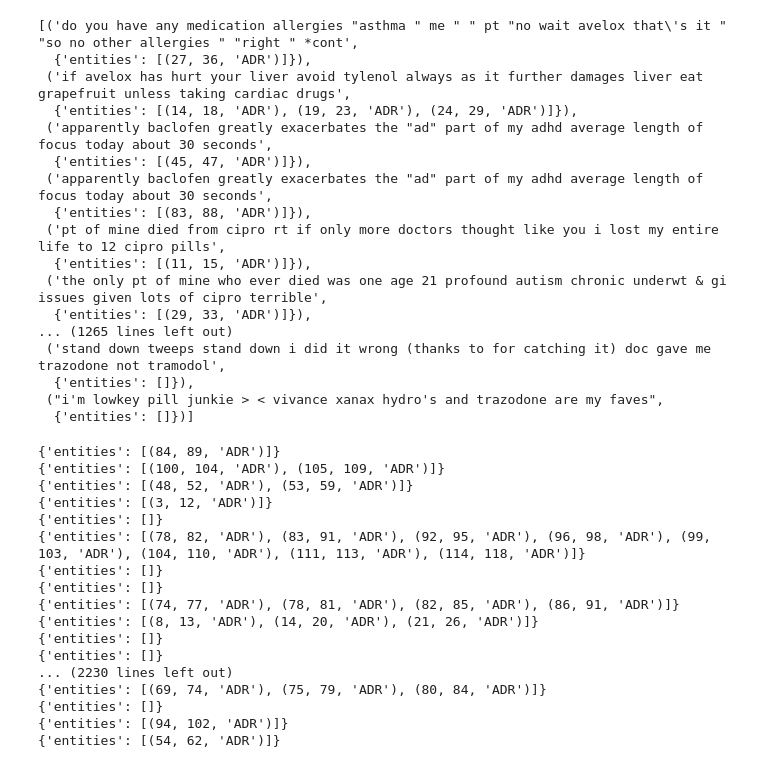
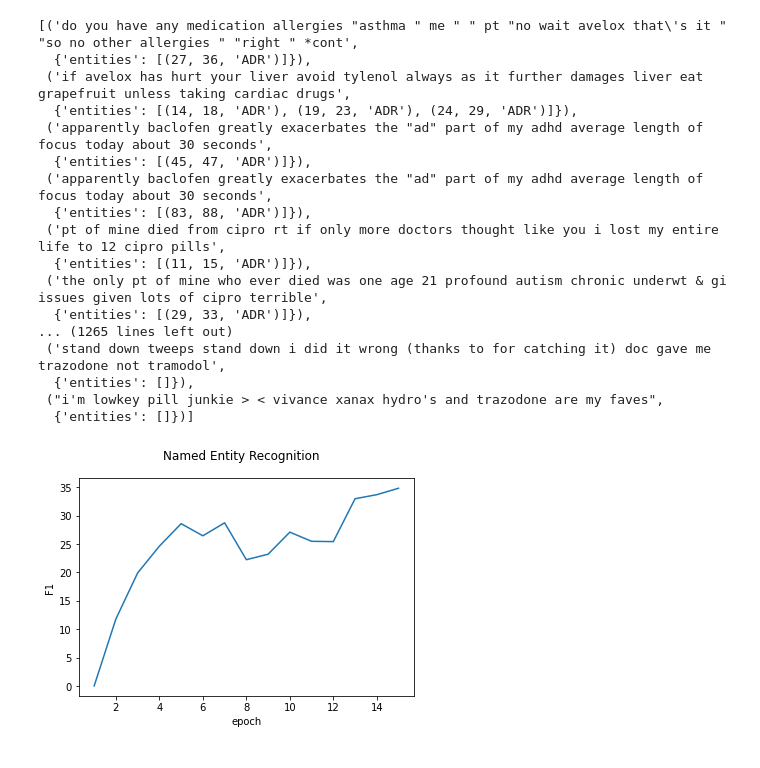
Before and after one commit to TejaAkasapu/Medical-Tweets-Analysis, a Jupyter notebook: NER.ipynb, the cells around one changed output. Cells and saved outputs as stored; diff of their text form; code cells hidden in the pictures.

Commit message:
15 epochs run

```diff
--- a/NER.ipynb
+++ b/NER.ipynb
@@ -165,6 +165,7 @@ def evaluate(ner_model, examples):
         test_score = scorer.scores
     return scorer.scores
 # %%
+results = []
 def main(train_data,model=None, output_dir=None, n_iter=5):
     """Load the model, set up the pipeline and train the entity recognizer."""
     if model is not None:
@@ -217,8 +218,7 @@ def main(train_data,model=None, output_dir=None, n_iter=5):
                     drop=0.2,  # dropout - make it harder to memorise data
                     sgd=optimizer,  # callable to update weights
                     losses=losses)
-
-            print(evaluate(nlp,eval_data))
+            results.append(evaluate(nlp,eval_data))
               # else:
               #   nlp.update(
               #       [data[0]],  # batch of texts
@@ -292,24 +297,20 @@ eval_data
   {'entities': []}),
  ("i'm lowkey pill junkie > < vivance xanax hydro's and trazodone are my faves",
   {'entities': []})]
-# %%
-for data in train_data:
-  print(data[1])
-# %% [output]
-{'entities': [(84, 89, 'ADR')]}
-{'entities': [(100, 104, 'ADR'), (105, 109, 'ADR')]}
-{'entities': [(48, 52, 'ADR'), (53, 59, 'ADR')]}
-{'entities': [(3, 12, 'ADR')]}
-{'entities': []}
-{'entities': [(78, 82, 'ADR'), (83, 91, 'ADR'), (92, 95, 'ADR'), (96, 98, 'ADR'), (99, 103, 'ADR'), (104, 110, 'ADR'), (111, 113, 'ADR'), (114, 118, 'ADR')]}
-{'entities': []}
-{'entities': []}
-{'entities': [(74, 77, 'ADR'), (78, 81, 'ADR'), (82, 85, 'ADR'), (86, 91, 'ADR')]}
-{'entities': [(8, 13, 'ADR'), (14, 20, 'ADR'), (21, 26, 'ADR')]}
-{'entities': []}
-{'entities': []}
-... (2230 lines left out)
-{'entities': [(69, 74, 'ADR'), (75, 79, 'ADR'), (80, 84, 'ADR')]}
-{'entities': []}
-{'entities': [(94, 102, 'ADR')]}
-{'entities': [(54, 62, 'ADR')]}
+# %%
+result_p=[]
+result_r=[]
+result_f=[]
+for result in results:
+  result_p.append(result['ents_per_type']['ADR']['p'])
+  result_r.append(result['ents_per_type']['ADR']['r'])
+  result_f.append(result['ents_per_type']['ADR']['f'])
+# %%
+import matplotlib.pyplot as plt
+plt.plot(list(range(1,16)),result_f)
+plt.ylabel('F1')
+plt.xlabel('epoch')
+plt.suptitle('Named Entity Recognition')
+plt.show()
+# %% [output]
+[figure, added]
```
Also changed, not shown: parts of 3 cells of this notebook.
